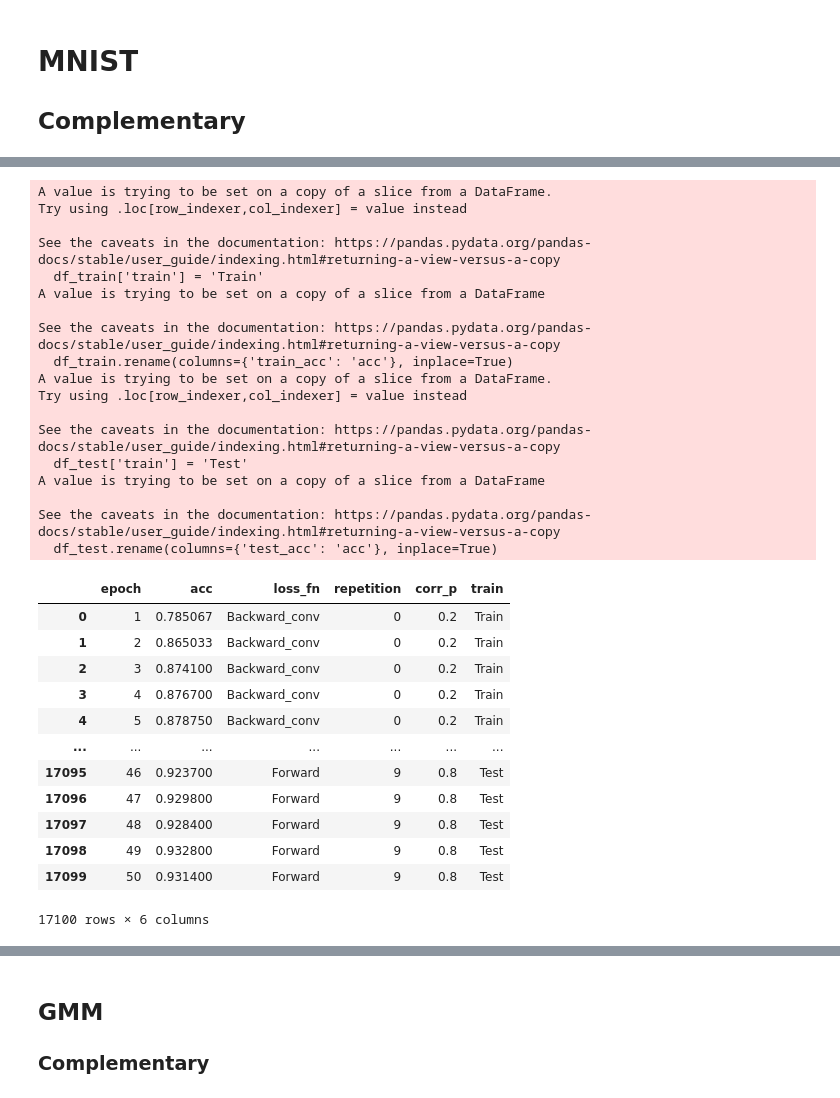
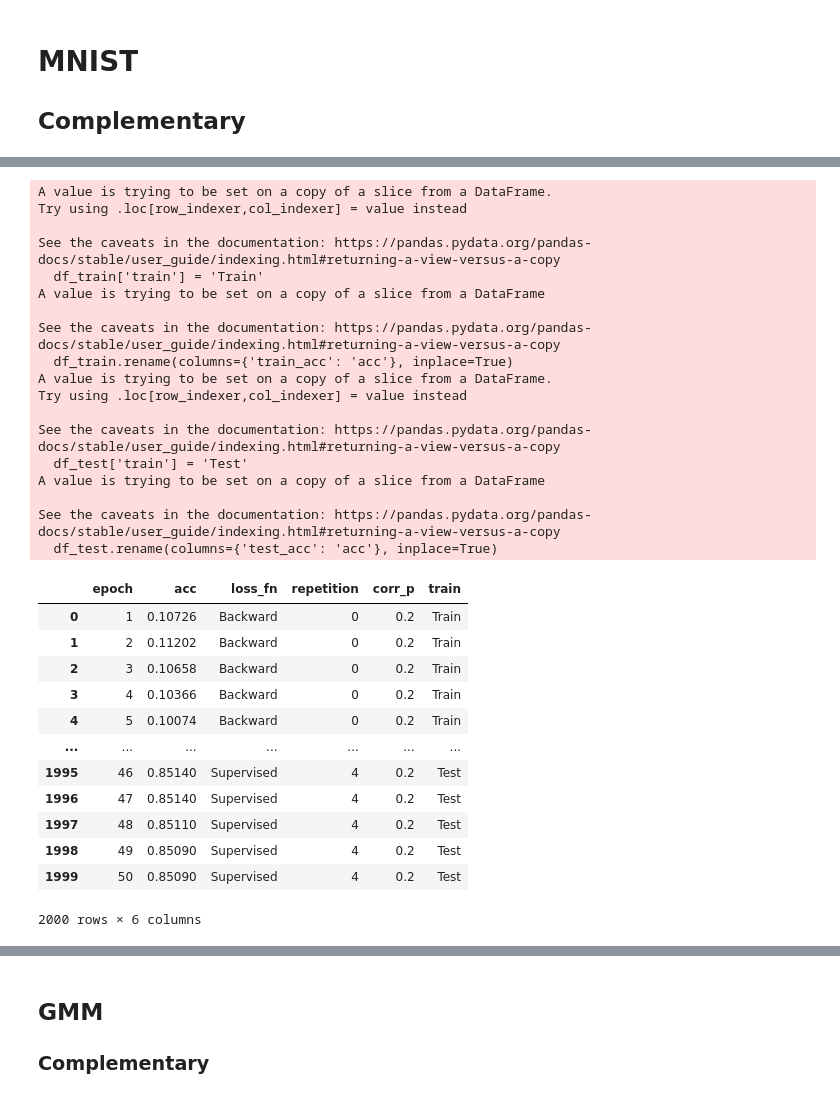
Before and after one commit to DaniBacaicoa/PhD_Experiments, a Jupyter notebook: New_Results_viasualization.ipynb, the cells around one changed output, grey strips where cells are left out. Cells and saved outputs as stored; diff of their text form; code cells hidden in the pictures.

```diff
--- a/New_Results_viasualization.ipynb
+++ b/New_Results_viasualization.ipynb
@@ -338,6 +1006,7 @@ The PostScript backend does not support transparency; partially transparent arti
 # %%
 df_list = []
-folder_path = 'Results/mnist_pll'
+folder_path = 'Results/Cifar10_Complementary'
+#folder_path = 'Results/Old/mnist_Noisy_Patrini_MNIST'
 for filename in os.listdir(folder_path):
     if filename.endswith('.csv'):
         file_path = os.path.join(folder_path, filename)
@@ -349,42 +1018,42 @@ for filename in os.listdir(folder_path):
 merged_df = pd.concat(df_list, ignore_index=True)
 
 df_train = merged_df[['epoch','train_acc','loss_fn','repetition','corr_p']]
 df_train['train'] = 'Train'
 df_train.rename(columns={'train_acc': 'acc'}, inplace=True)
 df_test = merged_df[['epoch','test_acc','loss_fn','repetition','corr_p']]
 df_test['train'] = 'Test'
 df_test.rename(columns={'test_acc': 'acc'}, inplace=True)
 df_concatenado = pd.concat([df_train, df_test], ignore_index=True)
 df_concatenado
 # %% [output]
 A value is trying to be set on a copy of a slice from a DataFrame.
 Try using .loc[row_indexer,col_indexer] = value instead
 
 See the caveats in the documentation: https://pandas.pydata.org/pandas-docs/stable/user_guide/indexing.html#returning-a-view-versus-a-copy
   df_train['train'] = 'Train'
 A value is trying to be set on a copy of a slice from a DataFrame
 
 See the caveats in the documentation: https://pandas.pydata.org/pandas-docs/stable/user_guide/indexing.html#returning-a-view-versus-a-copy
   df_train.rename(columns={'train_acc': 'acc'}, inplace=True)
 A value is trying to be set on a copy of a slice from a DataFrame.
 Try using .loc[row_indexer,col_indexer] = value instead
 
 See the caveats in the documentation: https://pandas.pydata.org/pandas-docs/stable/user_guide/indexing.html#returning-a-view-versus-a-copy
   df_test['train'] = 'Test'
 A value is trying to be set on a copy of a slice from a DataFrame
 
 See the caveats in the documentation: https://pandas.pydata.org/pandas-docs/stable/user_guide/indexing.html#returning-a-view-versus-a-copy
   df_test.rename(columns={'test_acc': 'acc'}, inplace=True)
 |  | epoch | acc | loss_fn | repetition | corr_p | train |
-| 0 | 1 | 0.785067 | Backward_conv | 0 | 0.2 | Train |
-| 1 | 2 | 0.865033 | Backward_conv | 0 | 0.2 | Train |
-| 2 | 3 | 0.874100 | Backward_conv | 0 | 0.2 | Train |
-| 3 | 4 | 0.876700 | Backward_conv | 0 | 0.2 | Train |
-| 4 | 5 | 0.878750 | Backward_conv | 0 | 0.2 | Train |
+| 0 | 1 | 0.10726 | Backward | 0 | 0.2 | Train |
+| 1 | 2 | 0.11202 | Backward | 0 | 0.2 | Train |
+| 2 | 3 | 0.10658 | Backward | 0 | 0.2 | Train |
+| 3 | 4 | 0.10366 | Backward | 0 | 0.2 | Train |
+| 4 | 5 | 0.10074 | Backward | 0 | 0.2 | Train |
 | ... | ... | ... | ... | ... | ... | ... |
-| 17095 | 46 | 0.923700 | Forward | 9 | 0.8 | Test |
-| 17096 | 47 | 0.929800 | Forward | 9 | 0.8 | Test |
-| 17097 | 48 | 0.928400 | Forward | 9 | 0.8 | Test |
-| 17098 | 49 | 0.932800 | Forward | 9 | 0.8 | Test |
-| 17099 | 50 | 0.931400 | Forward | 9 | 0.8 | Test |
+| 1995 | 46 | 0.85140 | Supervised | 4 | 0.2 | Test |
+| 1996 | 47 | 0.85140 | Supervised | 4 | 0.2 | Test |
+| 1997 | 48 | 0.85110 | Supervised | 4 | 0.2 | Test |
+| 1998 | 49 | 0.85090 | Supervised | 4 | 0.2 | Test |
+| 1999 | 50 | 0.85090 | Supervised | 4 | 0.2 | Test |
-17100 rows × 6 columns
+2000 rows × 6 columns
```
Also changed, not shown: parts of 79 cells of this notebook, 3 other files.
